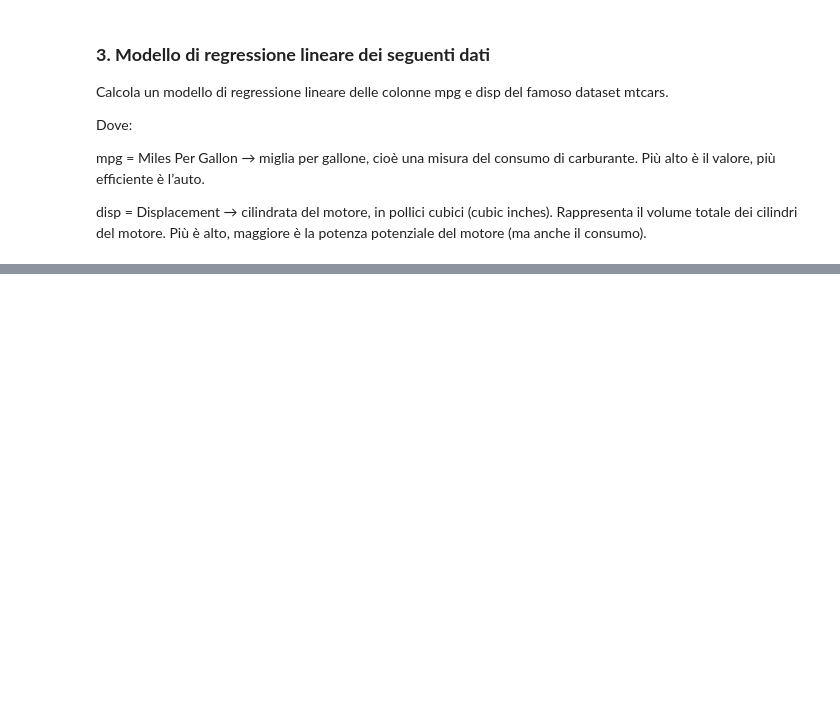
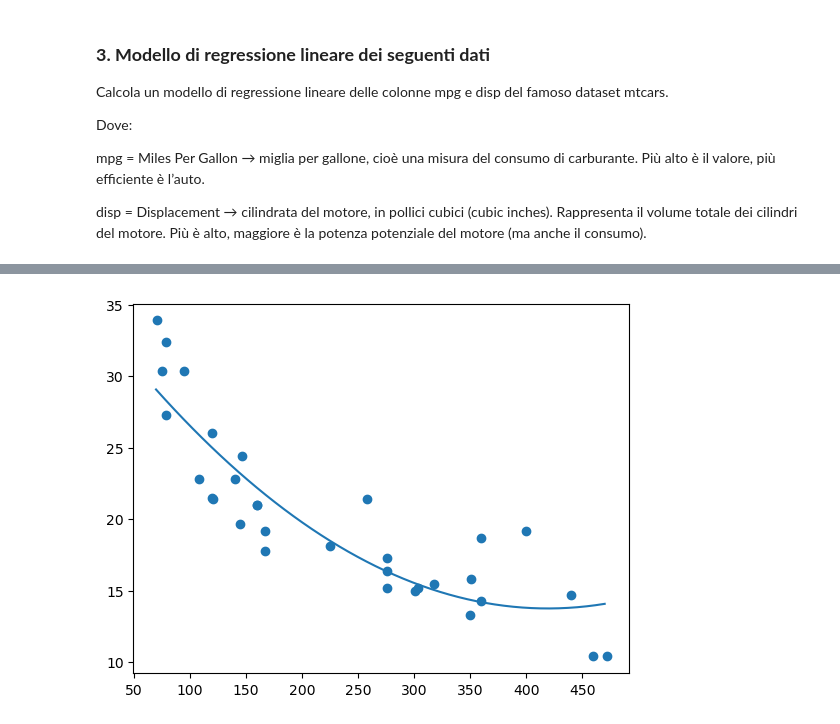
Before and after one commit to samueleantonutti-gif/ProgrammingLab, a Jupyter notebook: lab2/7.4_esercizi_lez7.ipynb, the cells around one changed output, grey strips where cells are left out. Cells and saved outputs as stored; diff of their text form; code cells hidden in the pictures; blank space fills up the shorter version.

```diff
--- a/lab2/7.4_esercizi_lez7.ipynb
+++ b/lab2/7.4_esercizi_lez7.ipynb
@@ -163,0 +178,20 @@ plt.show()
+# %%
+x = df['disp']
+y = df['mpg']
+
+plt.scatter(x, y, label='True values')
+
+# regressione con polinomio di secondo grado (più accurata?)
+
+def polinomio_2(x, a, b, c):
+    return  a*x**2 + b*x + c
+
+params, _ = sp.optimize.curve_fit(polinomio_2, df['disp'], df['mpg'])
+
+x = np.linspace(70, 470)
+plt.plot(x, polinomio_2(x, *params))
+
+
+plt.show()
+# %% [output]
+[figure, added]
```
Also changed, not shown: parts of 3 cells of this notebook.
